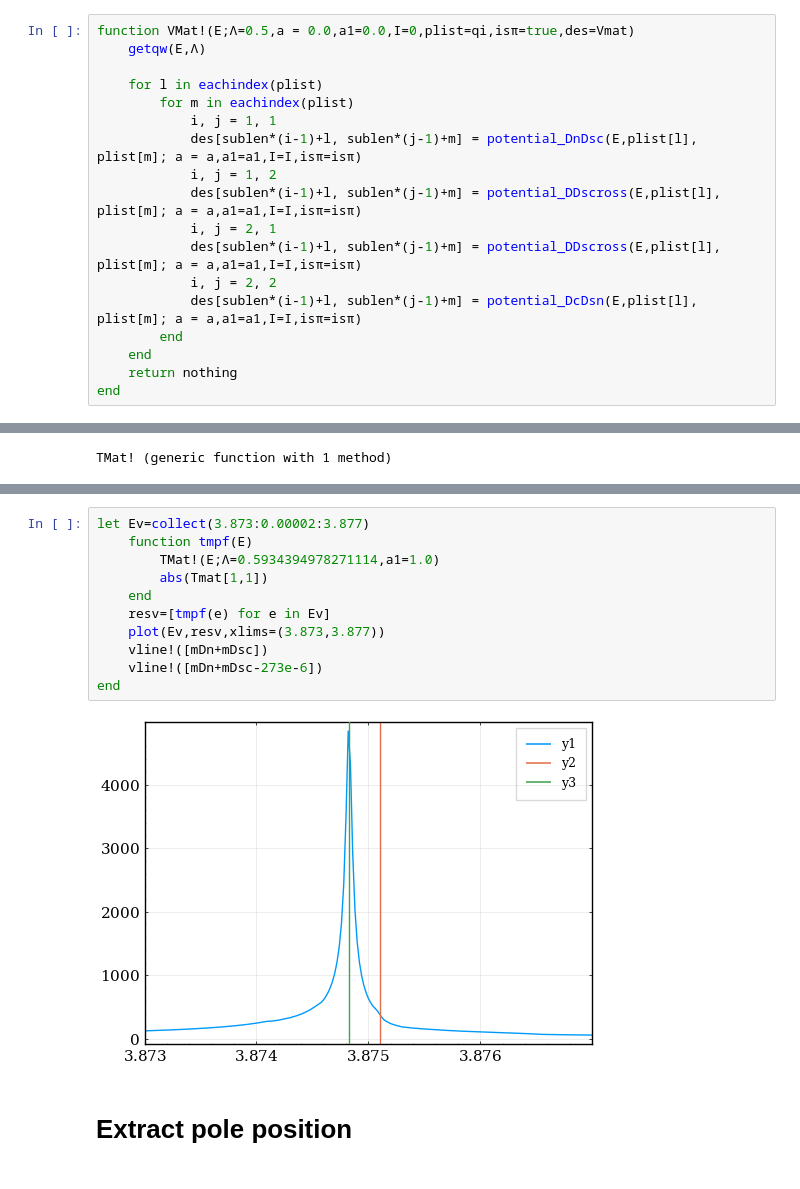
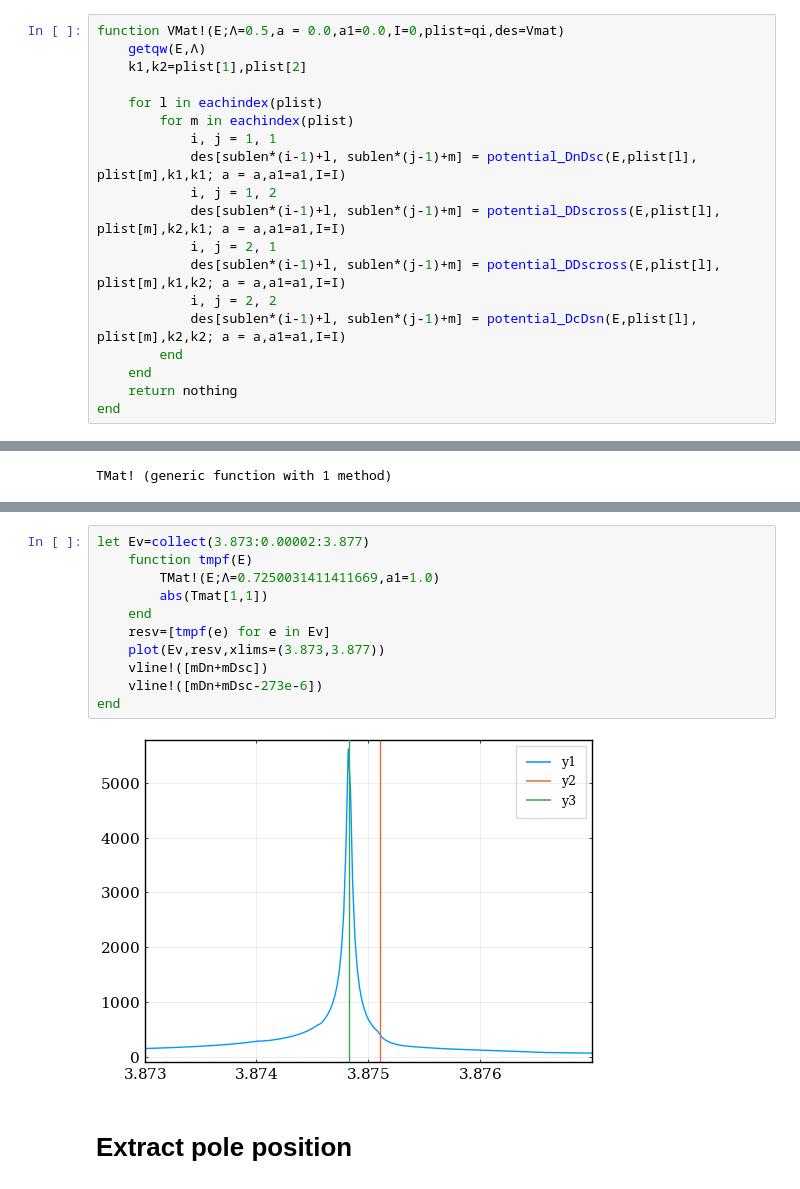
Before and after one commit to linqiu15/Tcc, a Jupyter notebook: LSE/poles_scheme3.ipynb, the cells around one changed output, grey strips where cells are left out. Drawn from its saved outputs; the diff is of its cells as text.

```diff
--- a/LSE/poles_scheme3.ipynb
+++ b/LSE/poles_scheme3.ipynb
@@ -109,19 +109,20 @@ Vmat=zeros(ComplexF64,2*length(qi),2*length(qi));
 Gmat=zeros(ComplexF64,2*length(qi),2*length(qi));
 Tmat=zeros(ComplexF64,2*length(qi),2*length(qi));
 # %%
-function VMat!(E;Λ=0.5,a = 0.0,a1=0.0,I=0,plist=qi,isπ=true,des=Vmat)
+function VMat!(E;Λ=0.5,a = 0.0,a1=0.0,I=0,plist=qi,des=Vmat)
     getqw(E,Λ)
+    k1,k2=plist[1],plist[2]
 
     for l in eachindex(plist)
         for m in eachindex(plist)
             i, j = 1, 1
-            des[sublen*(i-1)+l, sublen*(j-1)+m] = potential_DnDsc(E,plist[l], plist[m]; a = a,a1=a1,I=I,isπ=isπ)
+            des[sublen*(i-1)+l, sublen*(j-1)+m] = potential_DnDsc(E,plist[l], plist[m],k1,k1; a = a,a1=a1,I=I)
             i, j = 1, 2
-            des[sublen*(i-1)+l, sublen*(j-1)+m] = potential_DDscross(E,plist[l], plist[m]; a = a,a1=a1,I=I,isπ=isπ)
+            des[sublen*(i-1)+l, sublen*(j-1)+m] = potential_DDscross(E,plist[l], plist[m],k2,k1; a = a,a1=a1,I=I)
             i, j = 2, 1
-            des[sublen*(i-1)+l, sublen*(j-1)+m] = potential_DDscross(E,plist[l], plist[m]; a = a,a1=a1,I=I,isπ=isπ)
+            des[sublen*(i-1)+l, sublen*(j-1)+m] = potential_DDscross(E,plist[l], plist[m],k1,k2; a = a,a1=a1,I=I)
             i, j = 2, 2
-            des[sublen*(i-1)+l, sublen*(j-1)+m] = potential_DcDsn(E,plist[l], plist[m]; a = a,a1=a1,I=I,isπ=isπ)
+            des[sublen*(i-1)+l, sublen*(j-1)+m] = potential_DcDsn(E,plist[l], plist[m],k2,k2; a = a,a1=a1,I=I)
         end
     end
     return nothing
@@ -204,16 +205,16 @@ end
 # %%
 let Ev=collect(3.873:0.00002:3.877)
     function tmpf(E)
-        TMat!(E;Λ=0.5934394978271114,a1=1.0)
+        TMat!(E;Λ=0.7250031411411669,a1=1.0)
         abs(Tmat[1,1])
     end
     resv=[tmpf(e) for e in Ev]
     plot(Ev,resv,xlims=(3.873,3.877))
     vline!([mDn+mDsc])
     vline!([mDn+mDsc-273e-6])
 end
 # %% [output]
-[figure, old version]
+[figure, new version]
 # %% [markdown]
 # Extract pole position
 # %%
```
Also changed, not shown: parts of 4 cells of this notebook, 17 other files.
